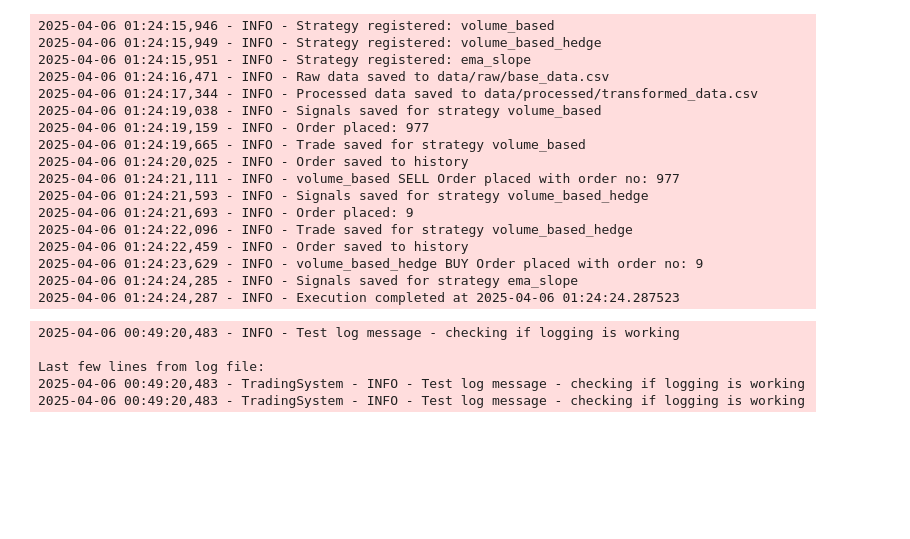
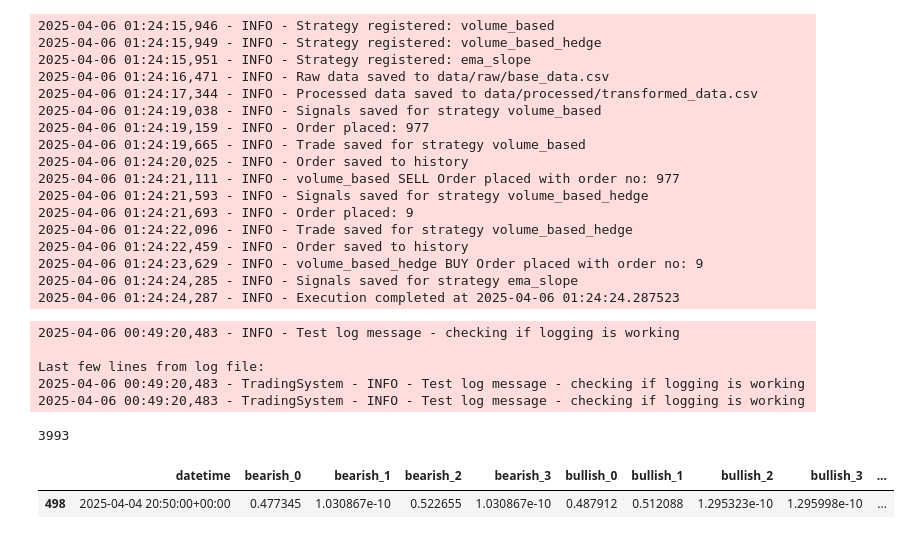
Before and after one commit to vgupta2710/Equity-Plans, a Jupyter notebook: deepnote/Data_Importer/Data Automation2.ipynb, the cells around one changed output. Saved outputs shown, nothing was run; the diff lists cells and outputs as text; code cells hidden in the pictures; blank space fills up the shorter version.

```diff
--- a/deepnote/Data_Importer/Data Automation2.ipynb
+++ b/deepnote/Data_Importer/Data Automation2.ipynb
@@ -653,3 +659,14 @@ while True:
+# %%
+3993
+1997
+999
+# %% [output]
+3993
+# %%
+1ss.iloc[-1:]
+# %% [output]
+|  | datetime | bearish_0 | bearish_1 | bearish_2 | bearish_3 | bullish_0 | bullish_1 | bullish_2 | bullish_3 | ... |
+| 498 | 2025-04-04 20:50:00+00:00 | 0.477345 | 1.030867e-10 | 0.522655 | 1.030867e-10 | 0.487912 | 0.512088 | 1.295323e-10 | 1.295998e-10 | ... |
 # %% [markdown]
 <a style='text-decoration:none;line-height:16px;display:flex;color:#5B5B62;padding:10px;justify-content:end;' href='https://deepnote.com?utm_source=created-in-deepnote-cell&projectId=a127aa9e-0a77-4af9-a6ce-85e7a9b74042' target="_blank">
 <img alt='Created in deepnote.com' style='display:inline;max-height:16px;margin:0px;margin-right:7.5px;' src='embedded-picture-1' > </img>
```
Also changed, not shown: parts of 2 cells of this notebook.
